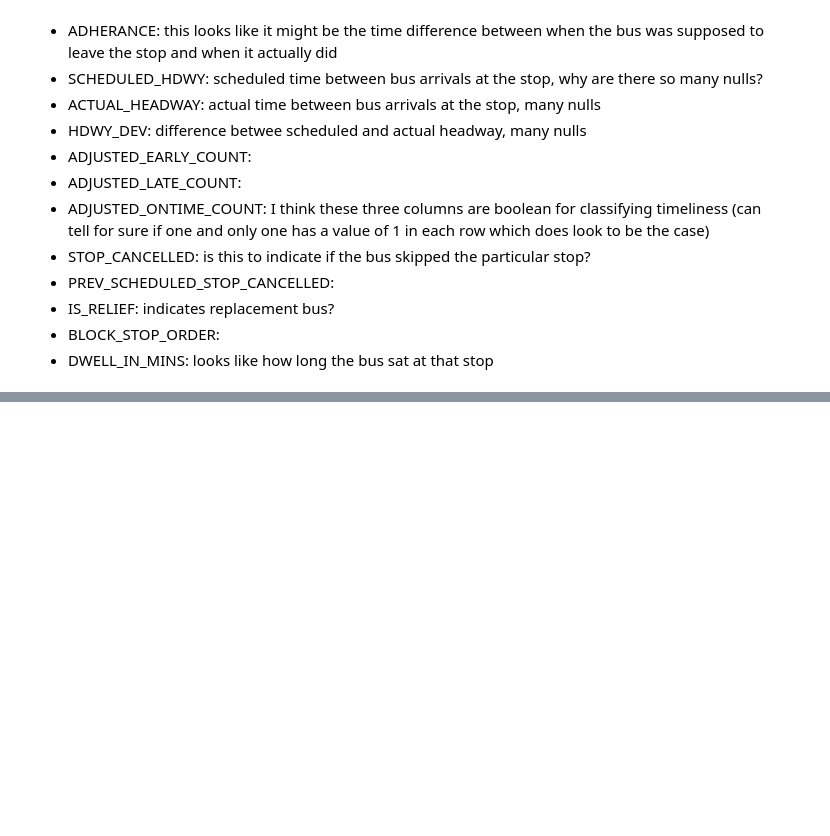
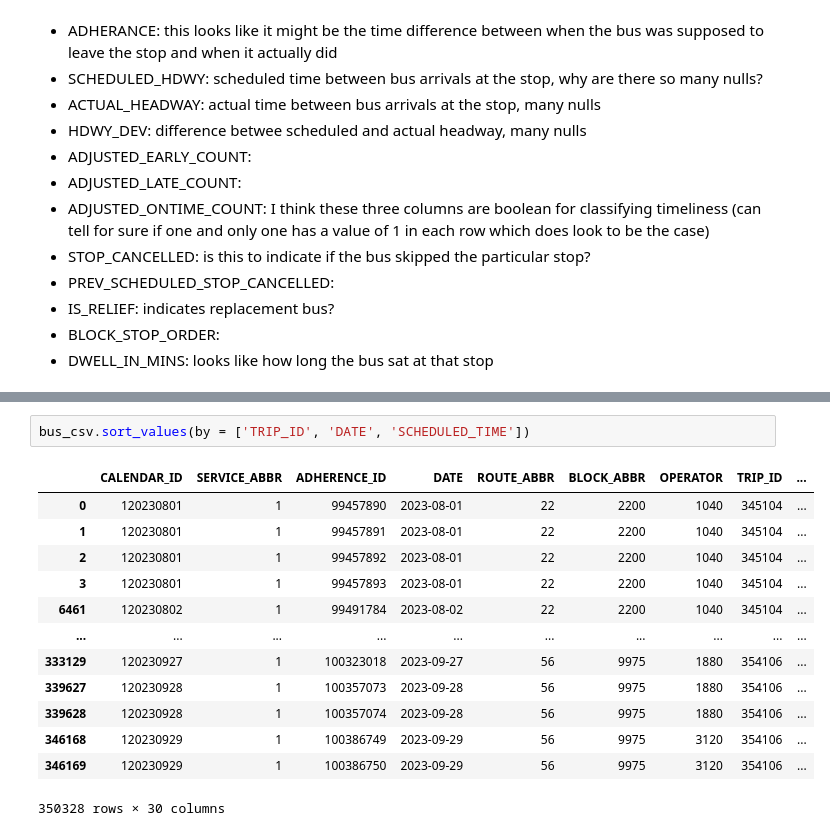
Before and after one commit to nss-data-science-cohort-7/wego-bone_scrapers_wego, a Jupyter notebook: notebooks/tw_01_initial_eda.ipynb, the cells around one changed output, grey strips where cells are left out. Cells and saved outputs as stored; diff of their text form; blank space fills up the shorter version.

```diff
--- a/notebooks/tw_01_initial_eda.ipynb
+++ b/notebooks/tw_01_initial_eda.ipynb
@@ -70,0 +96,16 @@ Columns:
+# %%
+bus_csv.sort_values(by = ['TRIP_ID', 'DATE', 'SCHEDULED_TIME'])
+# %% [output]
+|  | CALENDAR_ID | SERVICE_ABBR | ADHERENCE_ID | DATE | ROUTE_ABBR | BLOCK_ABBR | OPERATOR | TRIP_ID | ... |
+| 0 | 120230801 | 1 | 99457890 | 2023-08-01 | 22 | 2200 | 1040 | 345104 | ... |
+| 1 | 120230801 | 1 | 99457891 | 2023-08-01 | 22 | 2200 | 1040 | 345104 | ... |
+| 2 | 120230801 | 1 | 99457892 | 2023-08-01 | 22 | 2200 | 1040 | 345104 | ... |
+| 3 | 120230801 | 1 | 99457893 | 2023-08-01 | 22 | 2200 | 1040 | 345104 | ... |
+| 6461 | 120230802 | 1 | 99491784 | 2023-08-02 | 22 | 2200 | 1040 | 345104 | ... |
+| ... | ... | ... | ... | ... | ... | ... | ... | ... | ... |
+| 333129 | 120230927 | 1 | 100323018 | 2023-09-27 | 56 | 9975 | 1880 | 354106 | ... |
+| 339627 | 120230928 | 1 | 100357073 | 2023-09-28 | 56 | 9975 | 1880 | 354106 | ... |
+| 339628 | 120230928 | 1 | 100357074 | 2023-09-28 | 56 | 9975 | 1880 | 354106 | ... |
+| 346168 | 120230929 | 1 | 100386749 | 2023-09-29 | 56 | 9975 | 3120 | 354106 | ... |
+| 346169 | 120230929 | 1 | 100386750 | 2023-09-29 | 56 | 9975 | 3120 | 354106 | ... |
+350328 rows × 30 columns
```
Also changed, not shown: parts of 11 cells of this notebook, 1 other file.
